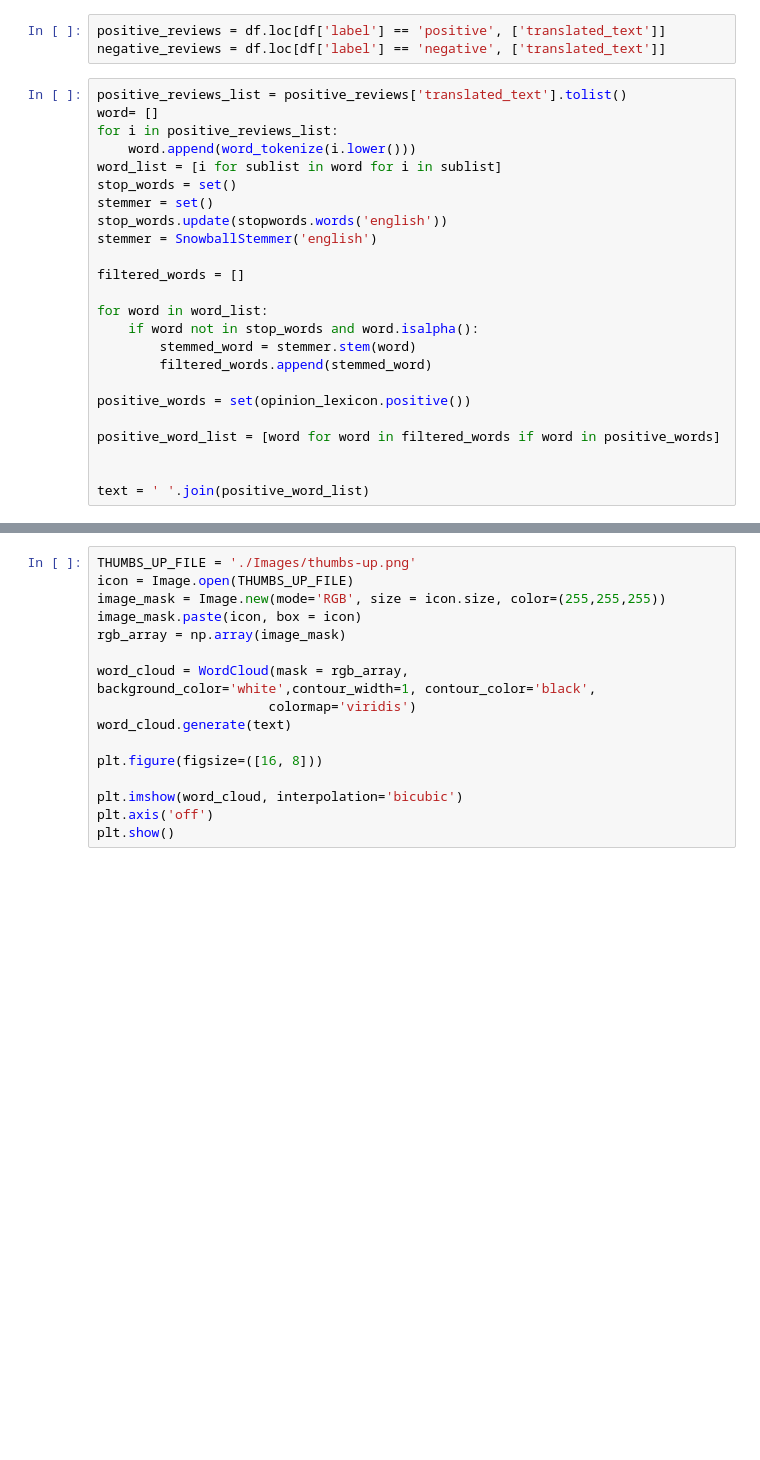
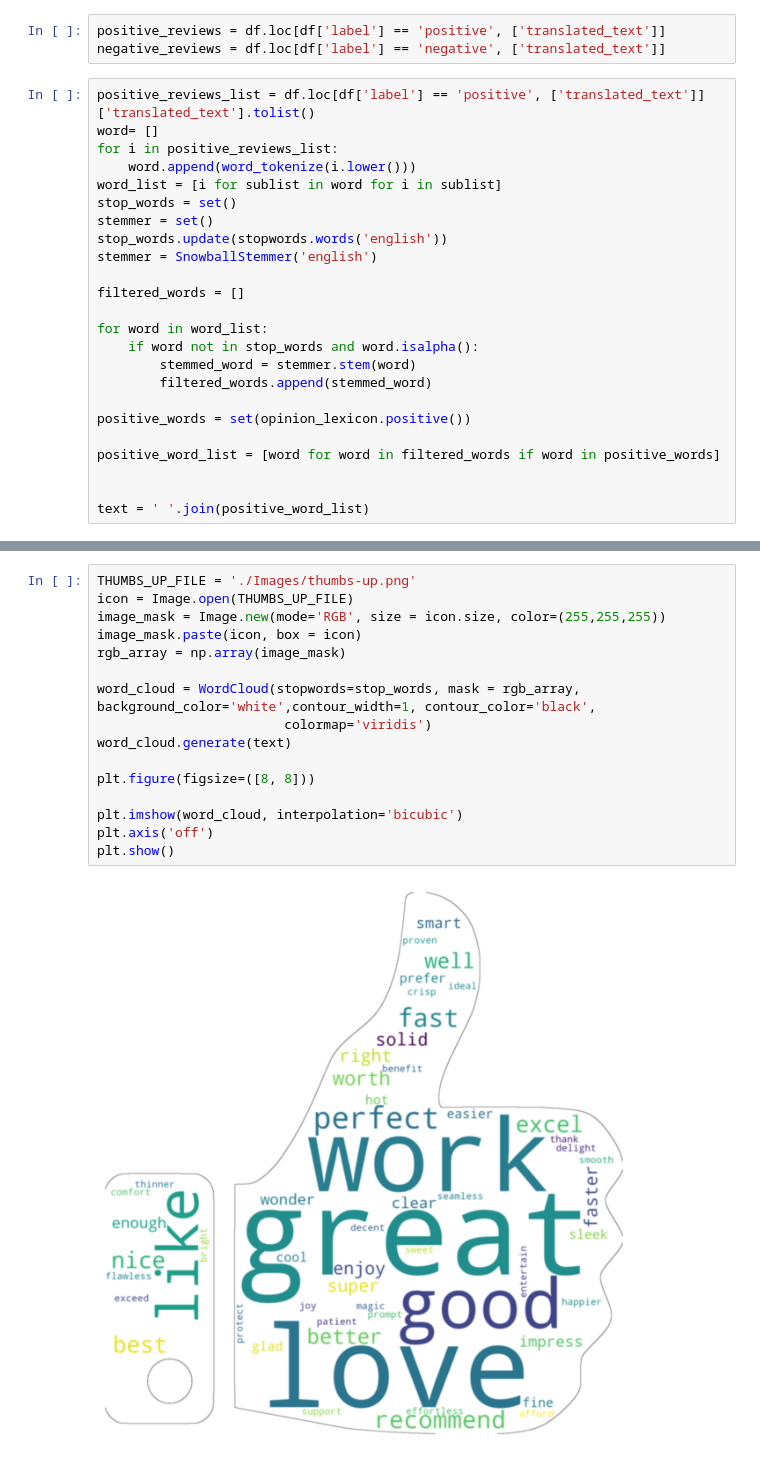
Before and after one commit to ethan-x11/Review-Reflector, a Jupyter notebook: analysis.ipynb, the cells around one changed output, grey strips where cells are left out. Cells and saved outputs as stored; diff of their text form; blank space fills up the shorter version.

Commit message:
word_cloud added

```diff
--- a/analysis.ipynb
+++ b/analysis.ipynb
@@ -116,7 +101,7 @@ False
 positive_reviews = df.loc[df['label'] == 'positive', ['translated_text']]
 negative_reviews = df.loc[df['label'] == 'negative', ['translated_text']]
 # %%
-positive_reviews_list = positive_reviews['translated_text'].tolist()
+positive_reviews_list = df.loc[df['label'] == 'positive', ['translated_text']]['translated_text'].tolist()
 word= []
 for i in positive_reviews_list:
     word.append(word_tokenize(i.lower()))
@@ -151,17 +127,19 @@ wordcloud.max_words = 100
 # %%
 THUMBS_UP_FILE = './Images/thumbs-up.png'
 icon = Image.open(THUMBS_UP_FILE)
 image_mask = Image.new(mode='RGB', size = icon.size, color=(255,255,255))
 image_mask.paste(icon, box = icon)
 rgb_array = np.array(image_mask)
 
-word_cloud = WordCloud(mask = rgb_array, background_color='white',contour_width=1, contour_color='black',
-                      colormap='viridis')
+word_cloud = WordCloud(stopwords=stop_words, mask = rgb_array, background_color='white',contour_width=1, contour_color='black',
+                        colormap='viridis')
 word_cloud.generate(text)
 
-plt.figure(figsize=([16, 8]))
+plt.figure(figsize=([8, 8]))
 
 plt.imshow(word_cloud, interpolation='bicubic')
 plt.axis('off')
 plt.show()
+# %% [output]
+[figure, added]
 # %%
```
Also changed, not shown: parts of 7 cells of this notebook, 2 other files.
